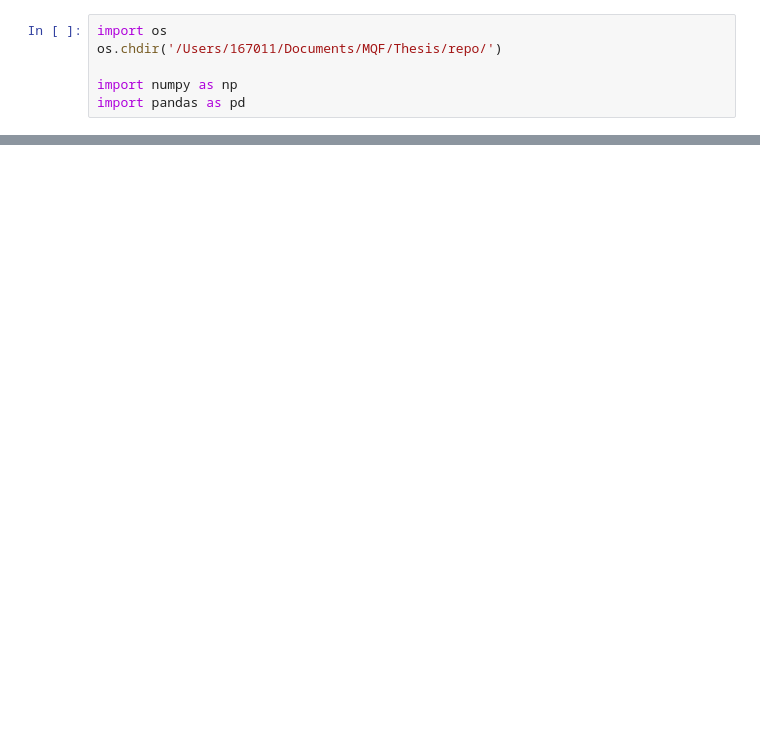
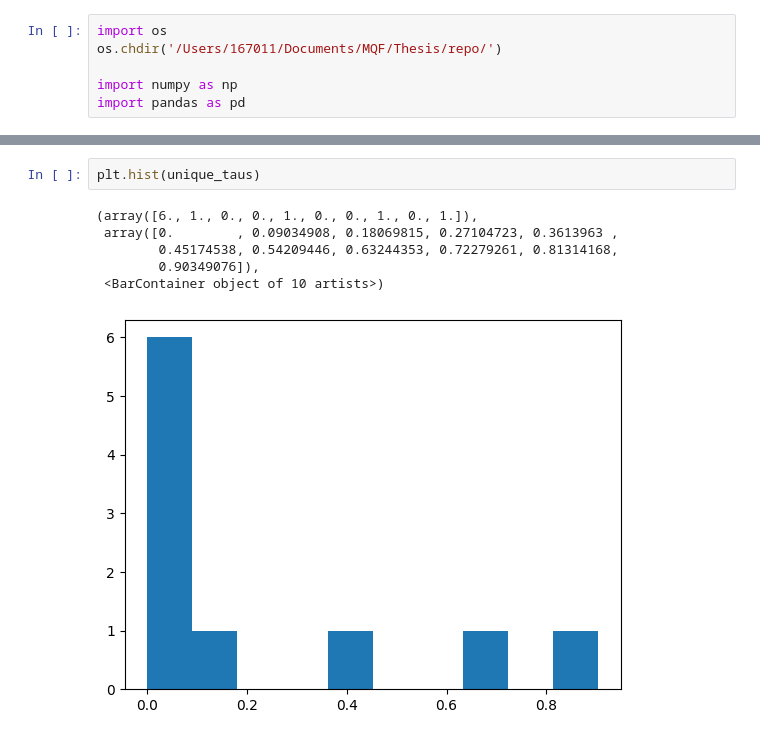
Before and after one commit to yungarjun/deribit-deep-learning, a Jupyter notebook: src/testing_notebook.ipynb, the cells around one changed output, grey strips where cells are left out. Cells and saved outputs as stored; diff of their text form; blank space fills up the shorter version.

```diff
--- a/src/testing_notebook.ipynb
+++ b/src/testing_notebook.ipynb
@@ -189,0 +164,9 @@ node_idx
+# %%
+plt.hist(unique_taus)
+# %% [output]
+(array([6., 1., 0., 0., 1., 0., 0., 1., 0., 1.]),
+ array([0.        , 0.09034908, 0.18069815, 0.27104723, 0.3613963 ,
+        0.45174538, 0.54209446, 0.63244353, 0.72279261, 0.81314168,
+        0.90349076]),
+ <BarContainer object of 10 artists>)
+[figure, added]
```
Also changed, not shown: parts of 13 cells of this notebook, 1 other file.
